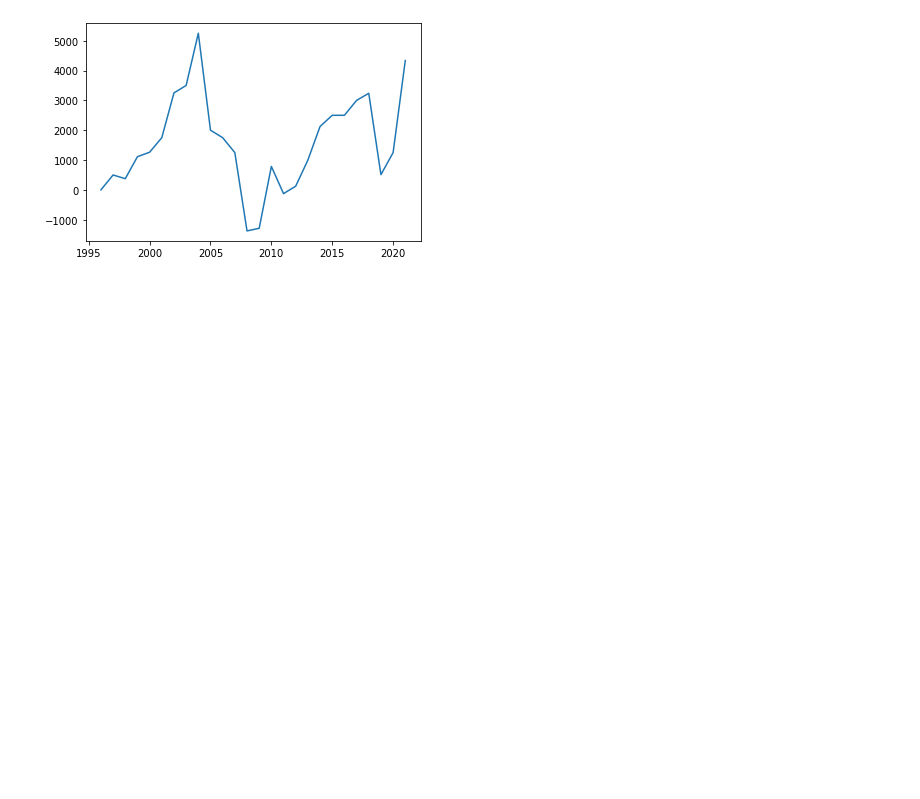
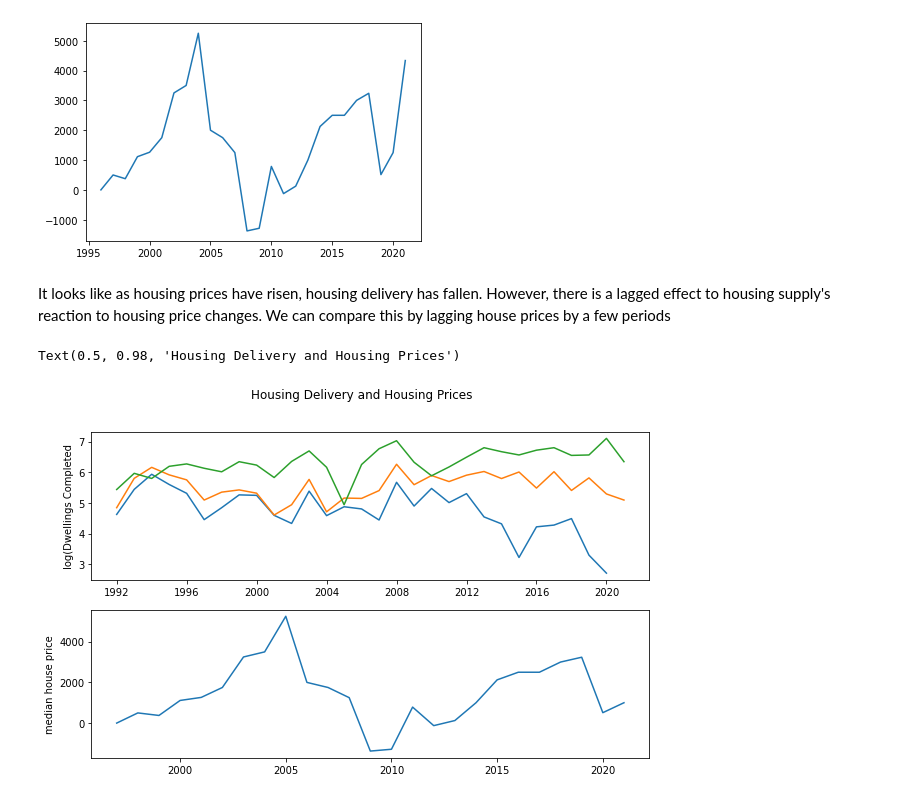
Before and after one commit to potato-bit/RA, a Jupyter notebook: cleaned datasets/analysis.ipynb, the cells around one changed output. Saved outputs shown, nothing was run; the diff lists cells and outputs as text; code cells hidden in the pictures; blank space fills up the shorter version.

```diff
--- a/cleaned datasets/analysis.ipynb
+++ b/cleaned datasets/analysis.ipynb
@@ -123,7 +141,0 @@ dt
-# %%
-x = dt.index
-y1 = np.log(dcov['DC_Total'])
-y2 = np.log(dt['DC_Total'])
-
-plt.plot(x,y1)
-plt.plot(x,y2)
@@ -148,3 +153,6 @@ for x in dcov4.index[1:]:
+# %%
+for x in dcov4.index[4:]:
+    dcov4.loc[x,'price_change_4'] = dcov4.loc[x-4,'price_change']
 # %%
 dcov4.head()
 # %% [output]
@@ -176,3 +184,20 @@ plt.plot(a,b)
 # %% [output]
 [<matplotlib.lines.Line2D at 0x...>]
 [figure]
+# %% [markdown]
+It looks like as housing prices have risen, housing delivery has fallen. However, there is a lagged effect to housing supply's reaction to housing price changes. We can compare this by lagging house prices by a few periods
+# %%
+a = dcov4.groupby('year').mean().index
+b = dcov4.groupby('year').mean().price_change_4
+# %%
+fig, ax = plt.subplots(nrows=2,ncols=1,figsize=(10,6))
+ax[0].plot(x,y1)
+ax[0].plot(x,y2)
+ax[0].plot(x,y3)
+ax[0].set(ylabel='log(Dwellings Completed')
+ax[1].plot(a,b)
+ax[1].set(ylabel='median house price')
+fig.suptitle('Housing Delivery and Housing Prices')
+# %% [output]
+Text(0.5, 0.98, 'Housing Delivery and Housing Prices')
+[figure, added]
```
Also changed, not shown: parts of 39 cells of this notebook, 2 other files.
